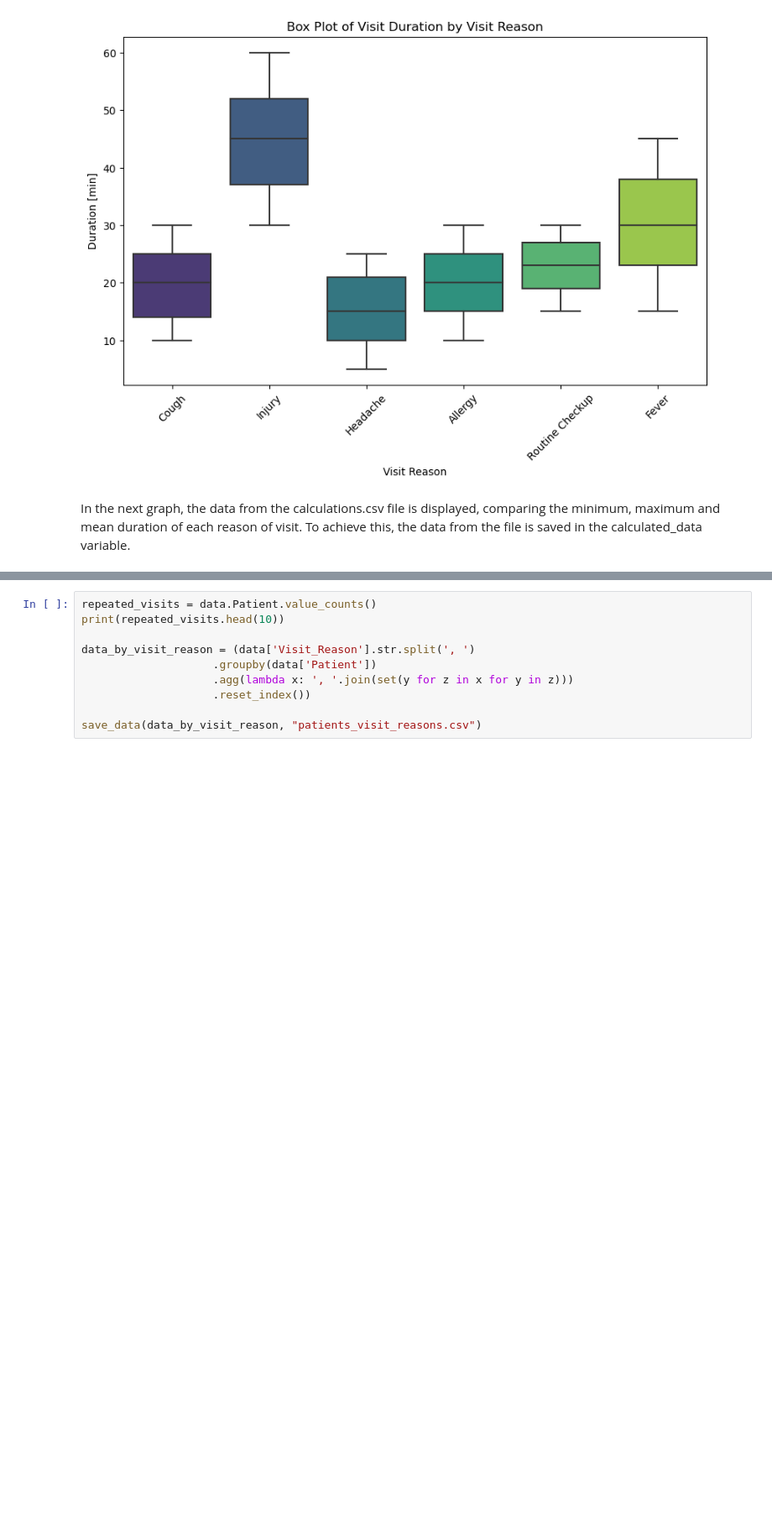
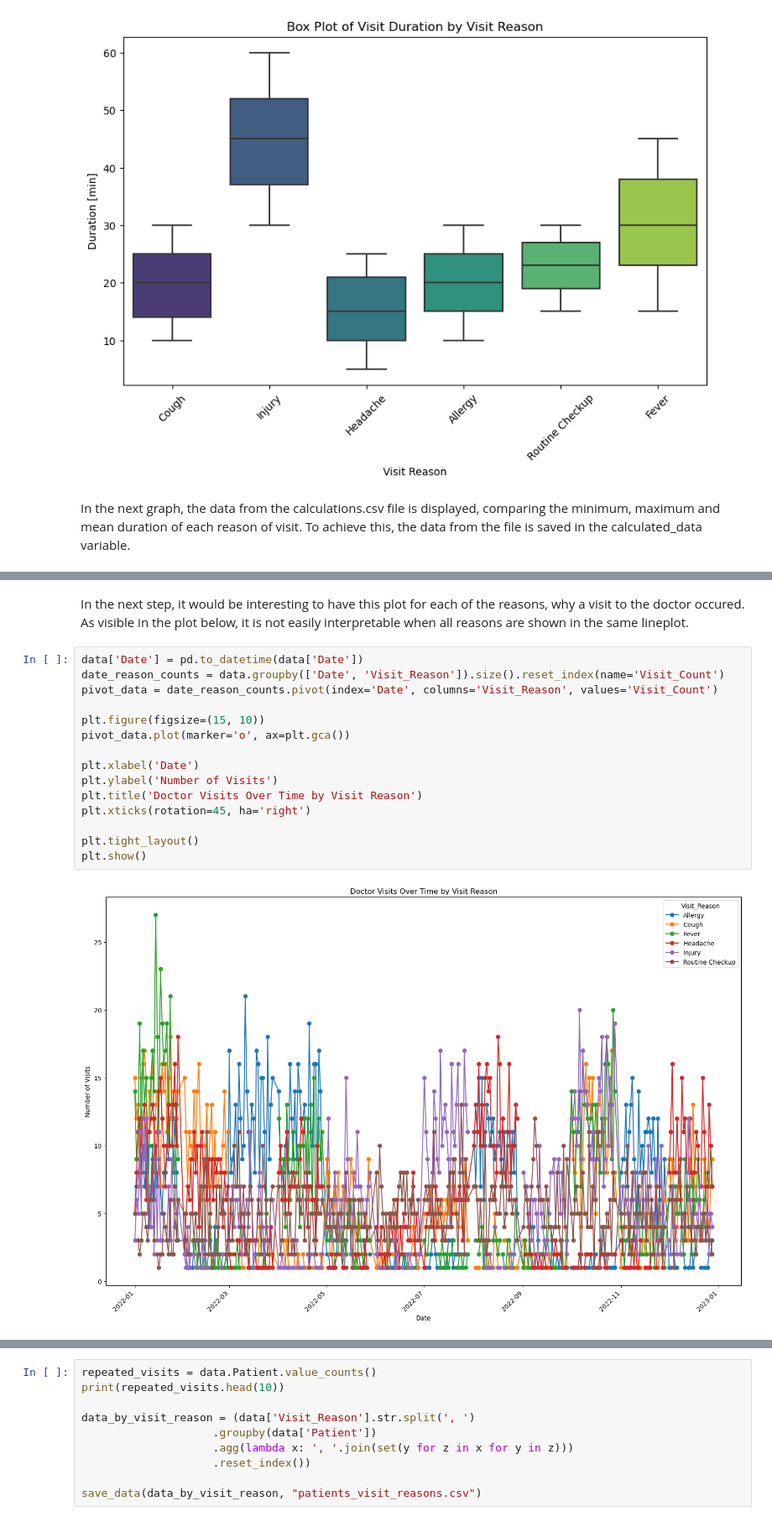
Before and after one commit to starshrimp/Pythobn_Assessment, a Jupyter notebook: data_wrangling_assignment.ipynb, the cells around one changed output, grey strips where cells are left out. Shown at 84% size. Cells and saved outputs as stored; diff of their text form; blank space fills up the shorter version.

```diff
--- a/data_wrangling_assignment.ipynb
+++ b/data_wrangling_assignment.ipynb
@@ -158,0 +202,19 @@ plt.show()
+# %% [markdown]
+In the next step, it would be interesting to have this plot for each of the reasons, why a visit to the doctor occured. As visible in the plot below, it is not easily interpretable when all reasons are shown in the same lineplot.
+# %%
+data['Date'] = pd.to_datetime(data['Date'])
+date_reason_counts = data.groupby(['Date', 'Visit_Reason']).size().reset_index(name='Visit_Count')
+pivot_data = date_reason_counts.pivot(index='Date', columns='Visit_Reason', values='Visit_Count')
+
+plt.figure(figsize=(15, 10))
+pivot_data.plot(marker='o', ax=plt.gca())
+
+plt.xlabel('Date')
+plt.ylabel('Number of Visits')
+plt.title('Doctor Visits Over Time by Visit Reason')
+plt.xticks(rotation=45, ha='right')
+
+plt.tight_layout()
+plt.show()
+# %% [output]
+[figure, added]
```
Also changed, not shown: parts of 12 cells of this notebook, 2 other files.
